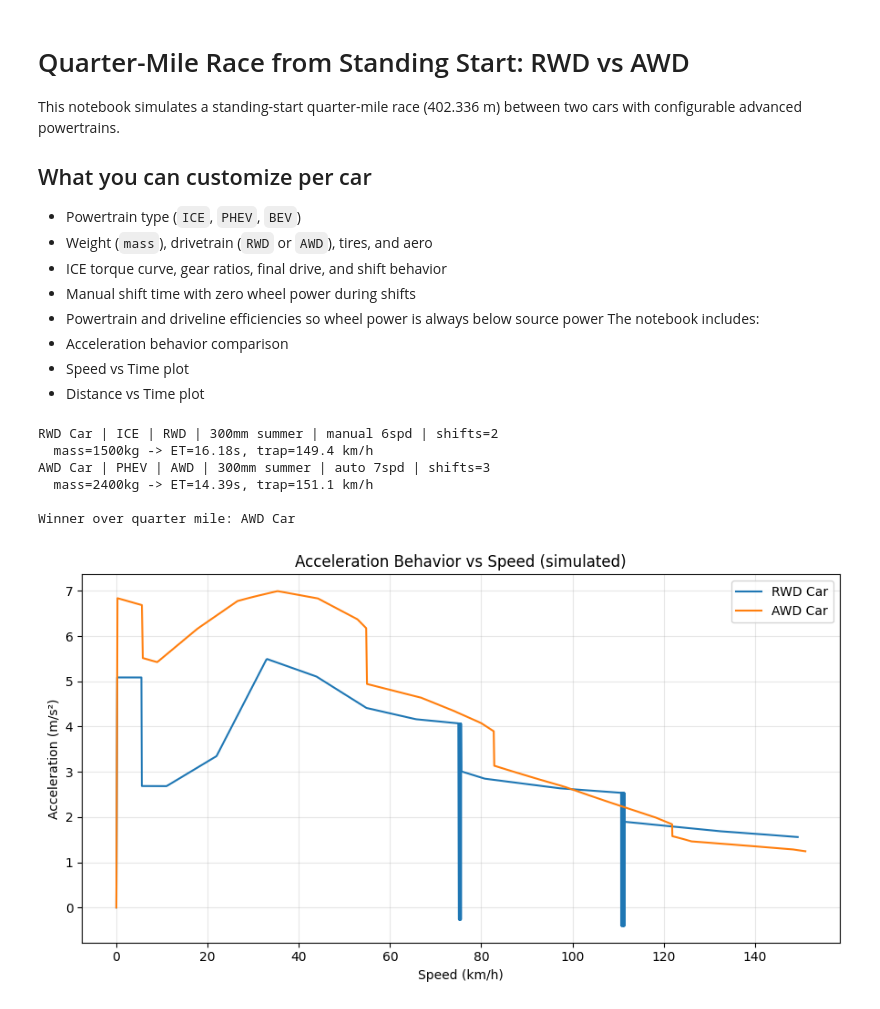
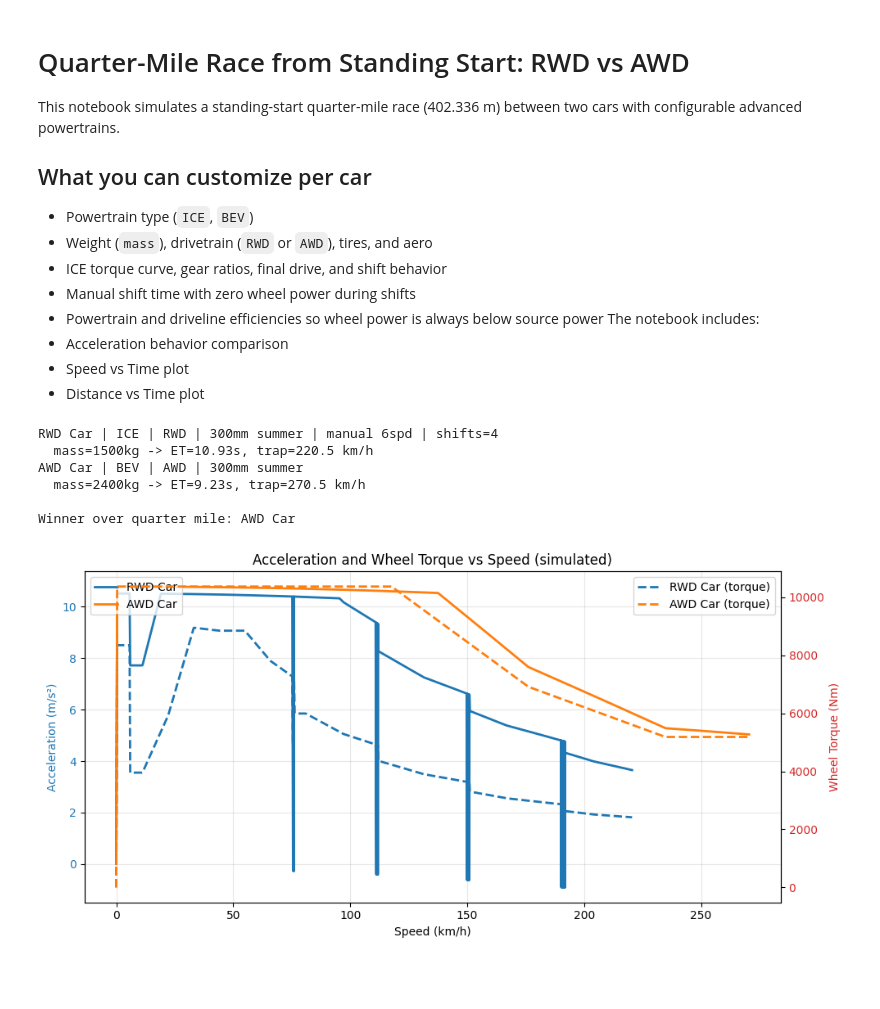
Before and after one commit to rs38/quartermile, a Jupyter notebook: quarter_mile_race.ipynb, the cells around one changed output. Saved outputs shown, nothing was run; the diff lists cells and outputs as text; code cells hidden in the pictures; blank space fills up the shorter version.

```diff
--- a/quarter_mile_race.ipynb
+++ b/quarter_mile_race.ipynb
@@ -2,7 +2,7 @@
 # Quarter-Mile Race from Standing Start: RWD vs AWD
 This notebook simulates a standing-start quarter-mile race (402.336 m) between two cars with configurable advanced powertrains.
 ## What you can customize per car
-- Powertrain type (`ICE`, `PHEV`, `BEV`)
+- Powertrain type (`ICE`, `BEV`)
 - Weight (`mass`), drivetrain (`RWD` or `AWD`), tires, and aero
 - ICE torque curve, gear ratios, final drive, and shift behavior
 - Manual shift time with zero wheel power during shifts
@@ -270,34 +310,46 @@ results = {name: simulate_quarter_mile(spec, dt=dt) for name, spec in cars.items
 for name, r in results.items():
     car = cars[name]
     summary = f"{name} | {car['powertrain_type']} | {car['drivetrain']} | {car['tire_width_mm']:.0f}mm {car['tire_compound']}"
-    if car['powertrain_type'] in ['ICE', 'PHEV']:
+    if car['powertrain_type'] == 'ICE':
         summary += f" | {car['ice']['gearbox_type']} {len(car['ice']['gear_ratios'])}spd | shifts={r['shift_count']}"
     print(summary)
     print(f"  mass={car['mass']:.0f}kg -> ET={r['elapsed_time']:.2f}s, trap={r['trap_speed']*3.6:.1f} km/h")
 winner = min(results.items(), key=lambda kv: kv[1]['elapsed_time'])[0]
 print(f"\nWinner over quarter mile: {winner}")
 # %% [output]
-RWD Car | ICE | RWD | 300mm summer | manual 6spd | shifts=2
-  mass=1500kg -> ET=16.18s, trap=149.4 km/h
-AWD Car | PHEV | AWD | 300mm summer | auto 7spd | shifts=3
-  mass=2400kg -> ET=14.39s, trap=151.1 km/h
+RWD Car | ICE | RWD | 300mm summer | manual 6spd | shifts=4
+  mass=1500kg -> ET=10.93s, trap=220.5 km/h
+AWD Car | BEV | AWD | 300mm summer
+  mass=2400kg -> ET=9.23s, trap=270.5 km/h
 
 Winner over quarter mile: AWD Car
 # %%
-# 1) Acceleration behavior from time-simulated samples
+# 1) Acceleration behavior and wheel torque from time-simulated samples
 results = {name: simulate_quarter_mile(spec, dt=dt) for name, spec in cars.items()}
-plt.figure(figsize=(9, 5))
+fig, ax1 = plt.subplots(figsize=(10, 5))
+color1 = 'tab:blue'
+ax1.set_xlabel('Speed (km/h)')
+ax1.set_ylabel('Acceleration (m/s²)', color=color1)
+ax1.tick_params(axis='y', labelcolor=color1)
 for name, r in results.items():
     speed_kph = r['speed'] * 3.6
     accel = r['accel']
     order = np.argsort(speed_kph)
-    plt.plot(speed_kph[order], accel[order], label=name)
-plt.title("Acceleration Behavior vs Speed (simulated)")
-plt.xlabel("Speed (km/h)")
-plt.ylabel("Acceleration (m/s²)")
-plt.grid(True, alpha=0.3)
-plt.legend()
+    ax1.plot(speed_kph[order], accel[order], label=name, linewidth=2)
+ax2 = ax1.twinx()
+color2 = 'tab:red'
+ax2.set_ylabel('Wheel Torque (Nm)', color=color2)
+ax2.tick_params(axis='y', labelcolor=color2)
+for name, r in results.items():
+    speed_kph = r['speed'] * 3.6
+    wheel_torque = r['wheel_torque']
+    order = np.argsort(speed_kph)
+    ax2.plot(speed_kph[order], wheel_torque[order], label=f"{name} (torque)", linestyle='--', linewidth=2)
+ax1.set_title("Acceleration and Wheel Torque vs Speed (simulated)")
+ax1.grid(True, alpha=0.3)
+ax1.legend(loc='upper left')
+ax2.legend(loc='upper right')
 plt.tight_layout()
 plt.show()
 # %% [output]
-[figure, old version]
+[figure, new version]
```
Also changed, not shown: parts of 5 cells of this notebook, 3 other files.
